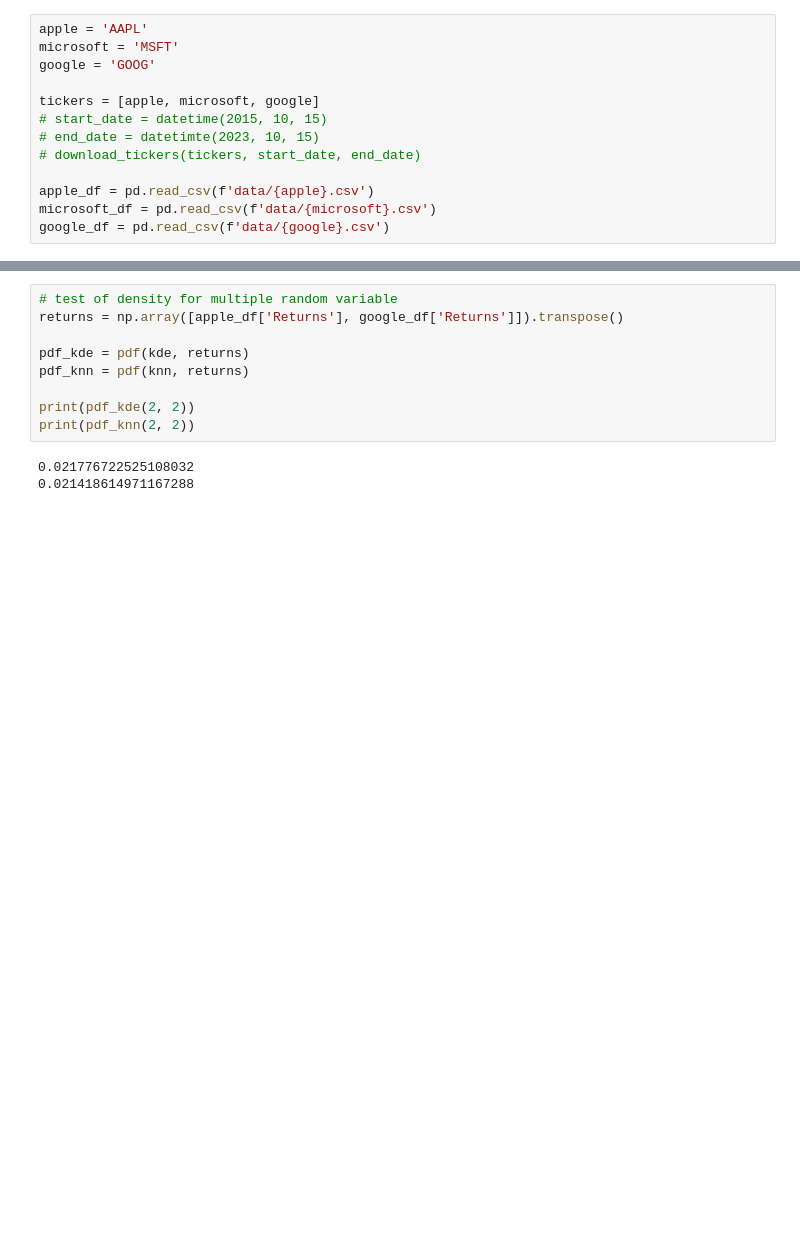
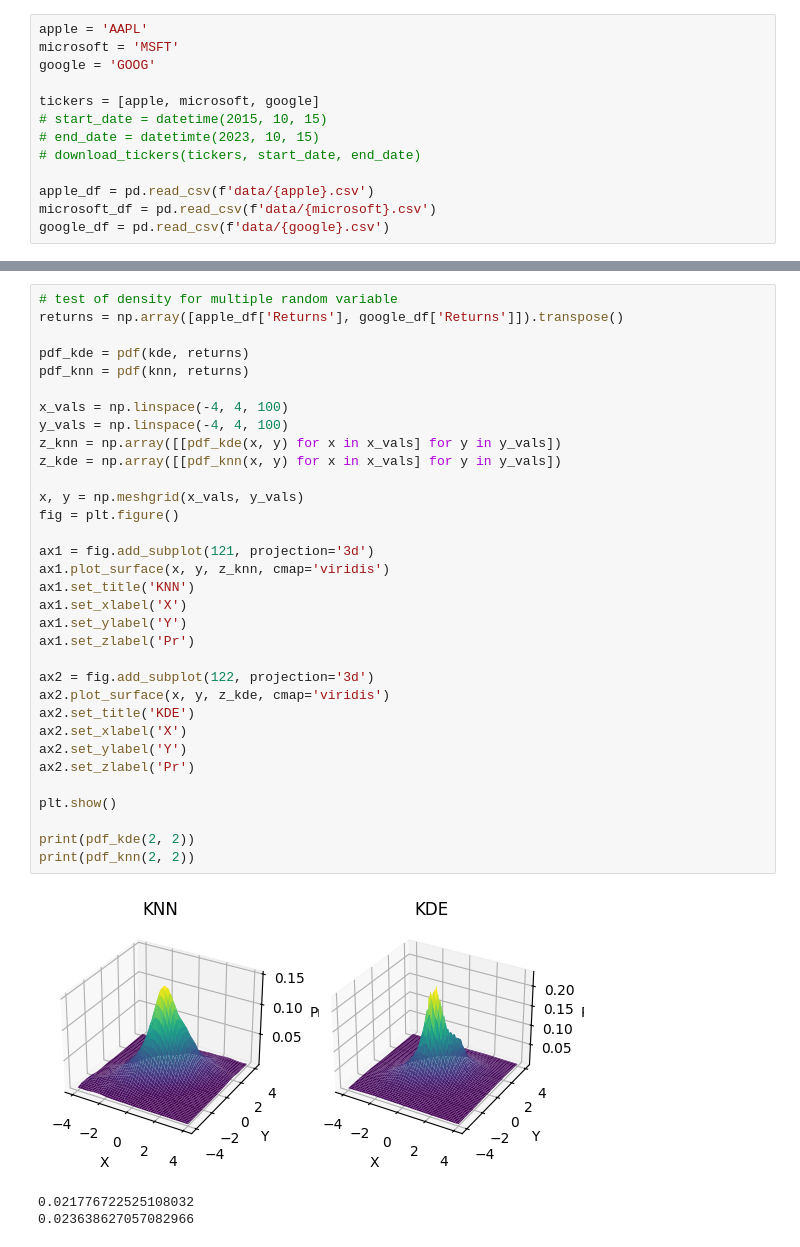
Before and after one commit to f-linder/thesis_bachelor, a Jupyter notebook: testing.ipynb, the cells around one changed output, grey strips where cells are left out. Drawn from its saved outputs; the diff is of its cells as text; blank space fills up the shorter version.

```diff
--- a/testing.ipynb
+++ b/testing.ipynb
@@ -47,15 +53,40 @@ plt.show()
 # %%
 # test of density for multiple random variable
 returns = np.array([apple_df['Returns'], google_df['Returns']]).transpose()
 
 pdf_kde = pdf(kde, returns)
 pdf_knn = pdf(knn, returns)
 
+x_vals = np.linspace(-4, 4, 100)
+y_vals = np.linspace(-4, 4, 100)
+z_knn = np.array([[pdf_kde(x, y) for x in x_vals] for y in y_vals])
+z_kde = np.array([[pdf_knn(x, y) for x in x_vals] for y in y_vals])
+
+x, y = np.meshgrid(x_vals, y_vals)
+fig = plt.figure()
+
+ax1 = fig.add_subplot(121, projection='3d')
+ax1.plot_surface(x, y, z_knn, cmap='viridis')
+ax1.set_title('KNN')
+ax1.set_xlabel('X')
+ax1.set_ylabel('Y')
+ax1.set_zlabel('Pr')
+
+ax2 = fig.add_subplot(122, projection='3d')
+ax2.plot_surface(x, y, z_kde, cmap='viridis')
+ax2.set_title('KDE')
+ax2.set_xlabel('X')
+ax2.set_ylabel('Y')
+ax2.set_zlabel('Pr')
+
+plt.show()
+
 print(pdf_kde(2, 2))
 print(pdf_knn(2, 2))
 # %% [output]
+[figure, added]
 0.021776722525108032
-0.021418614971167288
+0.023638627057082966
 # %%
 # test of conditional density
 joint = np.array([apple_df['Returns']]).transpose()
```
Also changed, not shown: parts of 5 cells of this notebook, 2 other files.
